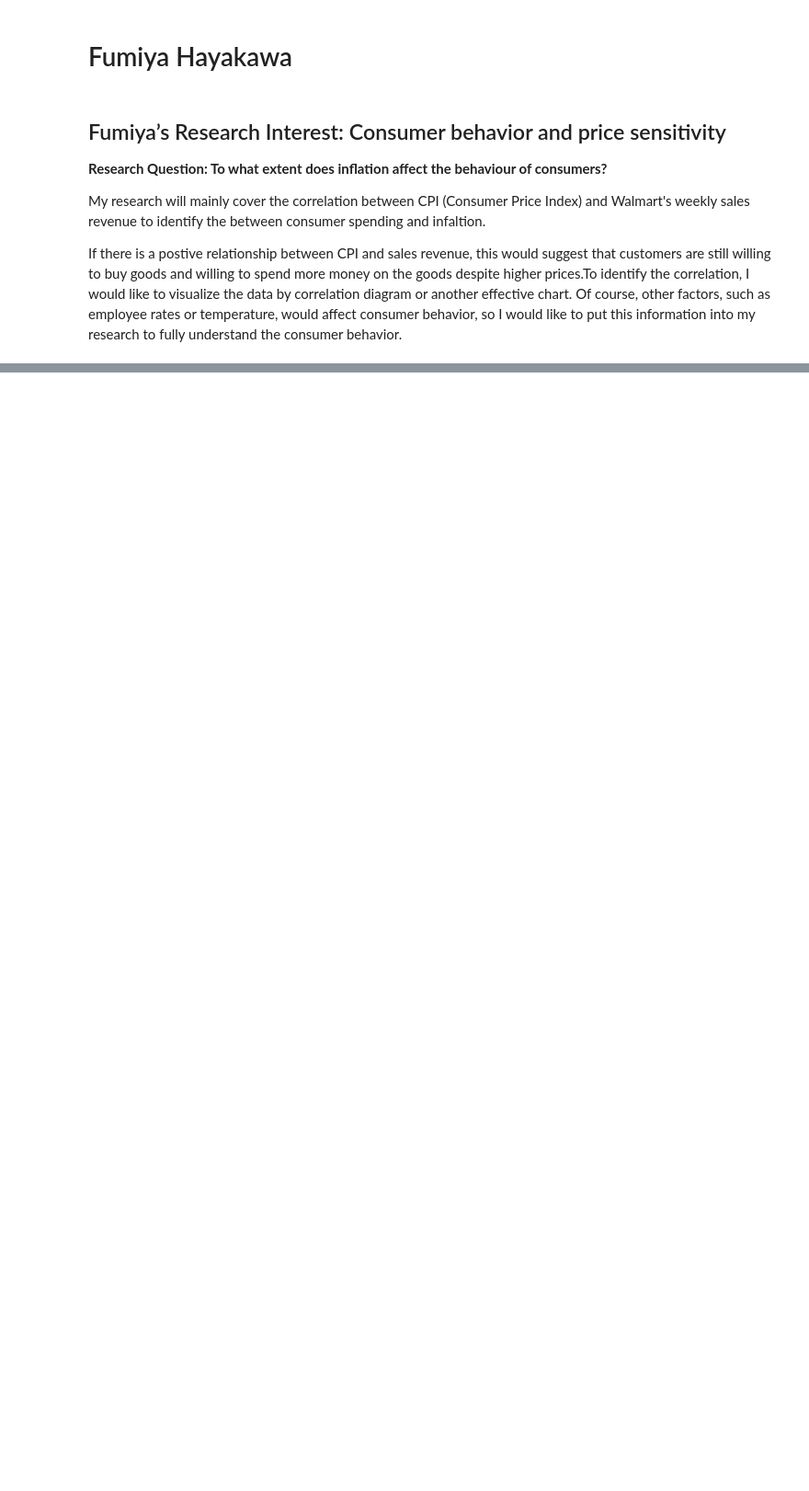
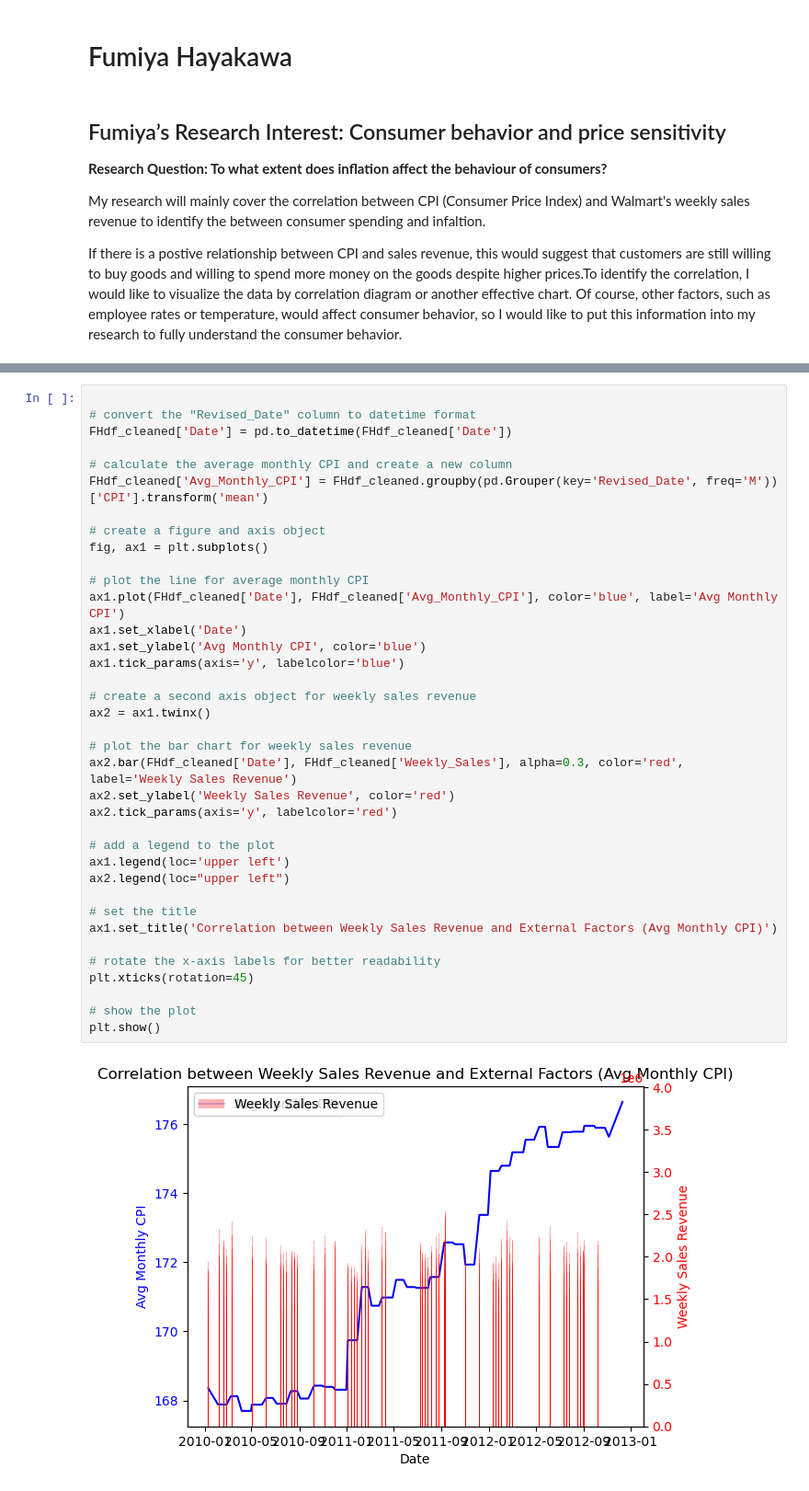
Before and after one commit to ubco-W2022T2-data301/project-group-group36, a Jupyter notebook: analysis/analysis3.ipynb, the cells around one changed output, grey strips where cells are left out. Shown at 92% size. Saved outputs shown, nothing was run; the diff lists cells and outputs as text; blank space fills up the shorter version.

```diff
--- a/analysis/analysis3.ipynb
+++ b/analysis/analysis3.ipynb
@@ -28,0 +157,39 @@ pd.read_csv('../data/raw/Walmart.csv')
+# %%
+
+# convert the "Revised_Date" column to datetime format
+FHdf_cleaned['Date'] = pd.to_datetime(FHdf_cleaned['Date'])
+
+# calculate the average monthly CPI and create a new column
+FHdf_cleaned['Avg_Monthly_CPI'] = FHdf_cleaned.groupby(pd.Grouper(key='Revised_Date', freq='M'))['CPI'].transform('mean')
+
+# create a figure and axis object
+fig, ax1 = plt.subplots()
+
+# plot the line for average monthly CPI
+ax1.plot(FHdf_cleaned['Date'], FHdf_cleaned['Avg_Monthly_CPI'], color='blue', label='Avg Monthly CPI')
+ax1.set_xlabel('Date')
+ax1.set_ylabel('Avg Monthly CPI', color='blue')
+ax1.tick_params(axis='y', labelcolor='blue')
+
+# create a second axis object for weekly sales revenue
+ax2 = ax1.twinx()
+
+# plot the bar chart for weekly sales revenue
+ax2.bar(FHdf_cleaned['Date'], FHdf_cleaned['Weekly_Sales'], alpha=0.3, color='red', label='Weekly Sales Revenue')
+ax2.set_ylabel('Weekly Sales Revenue', color='red')
+ax2.tick_params(axis='y', labelcolor='red')
+
+# add a legend to the plot
+ax1.legend(loc='upper left')
+ax2.legend(loc="upper left")
+
+# set the title
+ax1.set_title('Correlation between Weekly Sales Revenue and External Factors (Avg Monthly CPI)')
+
+# rotate the x-axis labels for better readability
+plt.xticks(rotation=45)
+
+# show the plot
+plt.show()
+# %% [output]
+[figure, added]
```
Also changed, not shown: parts of 18 cells of this notebook, 2 other files.
